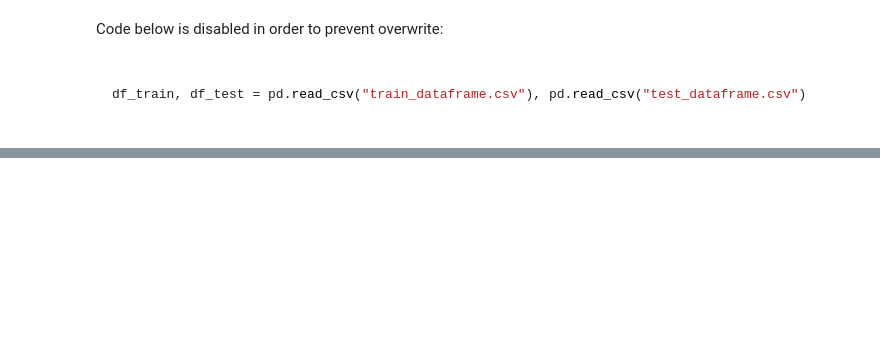
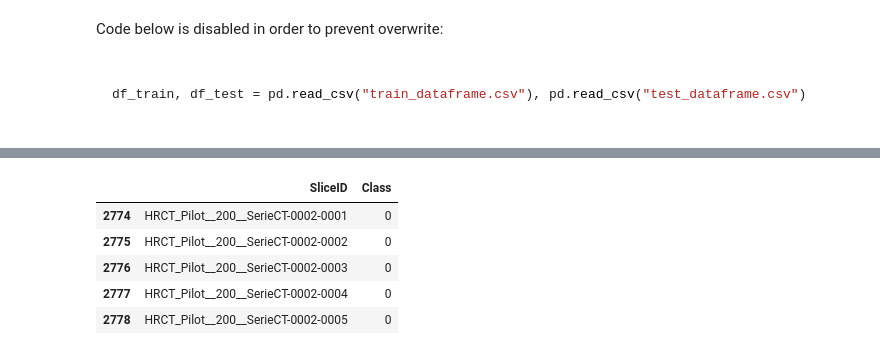
Before and after one commit to rafael-andre1/AI-for-Interstitial-Lung-Disease-Classification, a Jupyter notebook: 2 - testSplit/buildTestSplit.ipynb, the cells around one changed output, grey strips where cells are left out. Cells and saved outputs as stored; diff of their text form; code cells hidden in the pictures; blank space fills up the shorter version.

```diff
--- a/2 - testSplit/buildTestSplit.ipynb
+++ b/2 - testSplit/buildTestSplit.ipynb
@@ -225,0 +233,9 @@ df_test.to_csv("test_dataframe.csv", index=False)
+# %%
+hrct_test.head()
+# %% [output]
+|  | SliceID | Class |
+| 2774 | HRCT_Pilot__200__SerieCT-0002-0001 | 0 |
+| 2775 | HRCT_Pilot__200__SerieCT-0002-0002 | 0 |
+| 2776 | HRCT_Pilot__200__SerieCT-0002-0003 | 0 |
+| 2777 | HRCT_Pilot__200__SerieCT-0002-0004 | 0 |
+| 2778 | HRCT_Pilot__200__SerieCT-0002-0005 | 0 |
```
Also changed, not shown: parts of 20 cells of this notebook, 12 other files.
